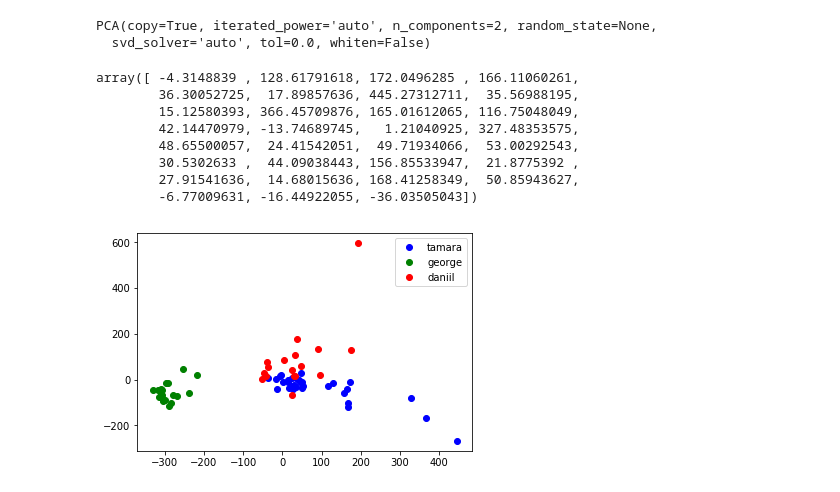
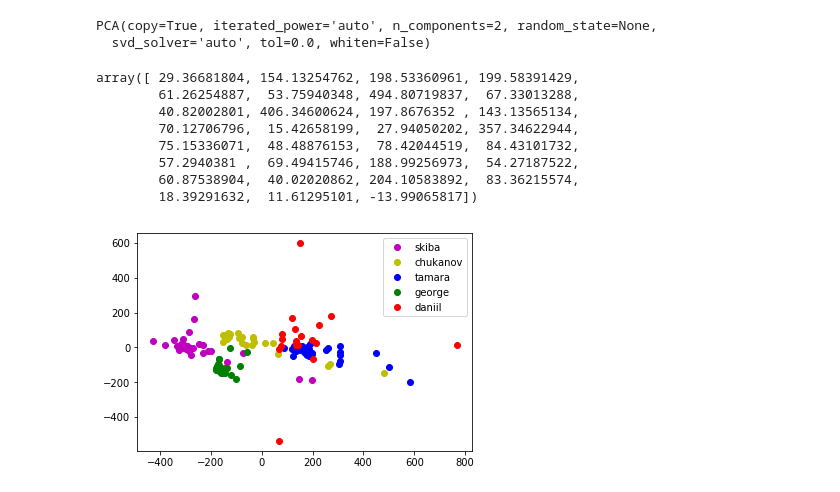
Before and after one commit to Eldar7/keystroke, a Jupyter notebook: keystroke analyse userdata.ipynb, the cells around one changed output. Drawn from its saved outputs; the diff is of its cells as text; code cells hidden in the pictures.

```diff
--- a/keystroke analyse userdata.ipynb
+++ b/keystroke analyse userdata.ipynb
@@ -257,7 +257,7 @@ from sklearn.model_selection import train_test_split
 # %%
 clf = RandomForestClassifier()
 # %%
-X = getX(userdf)
+X = utils.getX(userdf)
 # %%
 X_train = X.iloc[:,2:]
 y_train = X.iloc[:,0:1]
@@ -283,7 +285,7 @@ accuracy_score(y_train, y_predict)
 # %% [output]
 1.0
 # %%
-X_trainV, X_testV, y_trainV, y_testV = train_test_split(X_train, y_train, test_size=0.33, random_state=0)
+X_trainV, X_testV, y_trainV, y_testV = train_test_split(X_train, y_train, test_size=0.5, random_state=0)
 clf.fit(X_trainV, y_trainV)
 accuracy_score(y_testV, clf.predict(X_testV))
 # %% [output]
@@ -372,21 +393,25 @@ X_pca = pca.transform(Xv_centered)
 # %%
 X_pca[(y_train == 'tamara')[(y_train == 'tamara')[0] == True].index, 0]
 # %% [output]
-array([ -4.3148839 , 128.61791618, 172.0496285 , 166.11060261,
-        36.30052725,  17.89857636, 445.27312711,  35.56988195,
-        15.12580393, 366.45709876, 165.01612065, 116.75048049,
-        42.14470979, -13.74689745,   1.21040925, 327.48353575,
-        48.65500057,  24.41542051,  49.71934066,  53.00292543,
-        30.5302633 ,  44.09038443, 156.85533947,  21.8775392 ,
-        27.91541636,  14.68015636, 168.41258349,  50.85943627,
-        -6.77009631, -16.44922055, -36.03505043])
+array([ 29.36681804, 154.13254762, 198.53360961, 199.58391429,
+        61.26254887,  53.75940348, 494.80719837,  67.33013288,
+        40.82002801, 406.34600624, 197.8676352 , 143.13565134,
+        70.12706796,  15.42658199,  27.94050202, 357.34622944,
+        75.15336071,  48.48876153,  78.42044519,  84.43101732,
+        57.2940381 ,  69.49415746, 188.99256973,  54.27187522,
+        60.87538904,  40.02020862, 204.10583892,  83.36215574,
+        18.39291632,  11.61295101, -13.99065817])
 # %%
+plt.plot(X_pca[(y_train == 'ылшиф')[(y_train == 'ылшиф')[0] == True].index, 0],
+         X_pca[(y_train == 'ылшиф')[(y_train == 'ылшиф')[0] == True].index, 1], 'mo', label='skiba')
+plt.plot(X_pca[(y_train == 'chukanov')[(y_train == 'chukanov')[0] == True].index, 0],
+         X_pca[(y_train == 'chukanov')[(y_train == 'chukanov')[0] == True].index, 1], 'yo', label='chukanov')
 plt.plot(X_pca[(y_train == 'tamara')[(y_train == 'tamara')[0] == True].index, 0],
          X_pca[(y_train == 'tamara')[(y_train == 'tamara')[0] == True].index, 1], 'bo', label='tamara')
 plt.plot(X_pca[(y_train == 'george')[(y_train == 'george')[0] == True].index, 0],
          X_pca[(y_train == 'george')[(y_train == 'george')[0] == True].index, 1], 'go', label='george')
 plt.plot([x for x in X_pca[(y_train == 'daniil')[(y_train == 'daniil')[0] == True].index, 0] if x < 800],
          [x for x in X_pca[(y_train == 'daniil')[(y_train == 'daniil')[0] == True].index, 1] if x < 1000 and x>-800], 'ro', label='daniil')
 plt.legend(loc=0);
 # %% [output]
-[figure, old version]
+[figure, new version]
```
Also changed, not shown: parts of 5 cells of this notebook, 2 other files.
